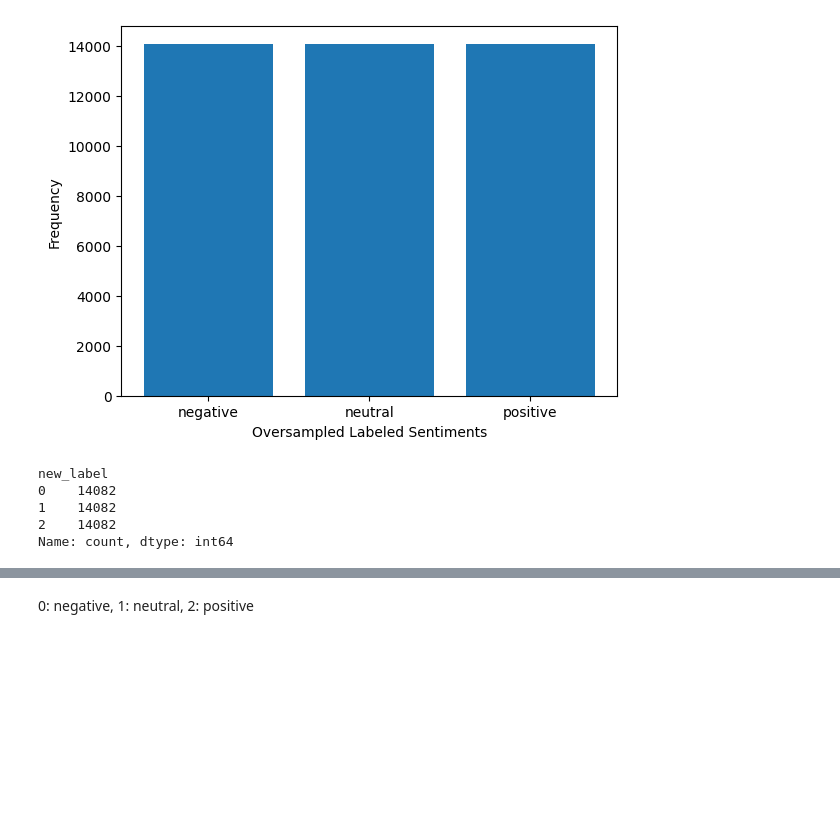
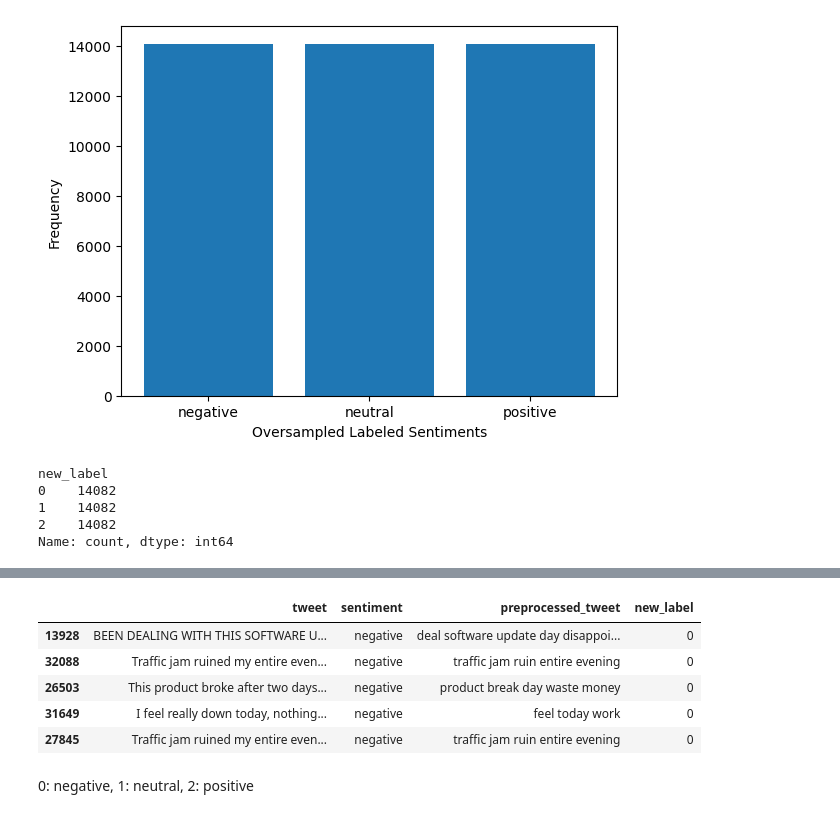
Before and after one commit to Olamieee/PolySent, a Jupyter notebook: models/eng/eng.ipynb, the cells around one changed output, grey strips where cells are left out. Saved outputs shown, nothing was run; the diff lists cells and outputs as text; code cells hidden in the pictures; blank space fills up the shorter version.

```diff
--- a/models/eng/eng.ipynb
+++ b/models/eng/eng.ipynb
@@ -178,3 +186,12 @@ for label in df_test_over["new_label"].unique():
+# %%
+df_test_over.head()
+# %% [output]
+|  | tweet | sentiment | preprocessed_tweet | new_label |
+| 13928 | BEEN DEALING WITH THIS SOFTWARE U... | negative | deal software update day disappoi... | 0 |
+| 32088 | Traffic jam ruined my entire even... | negative | traffic jam ruin entire evening | 0 |
+| 26503 | This product broke after two days... | negative | product break day waste money | 0 |
+| 31649 | I feel really down today, nothing... | negative | feel today work | 0 |
+| 27845 | Traffic jam ruined my entire even... | negative | traffic jam ruin entire evening | 0 |
 # %% [markdown]
 0: negative, 1: neutral, 2: positive
 # %% [markdown]
```
Also changed, not shown: parts of 10 cells of this notebook, 25 other files.
